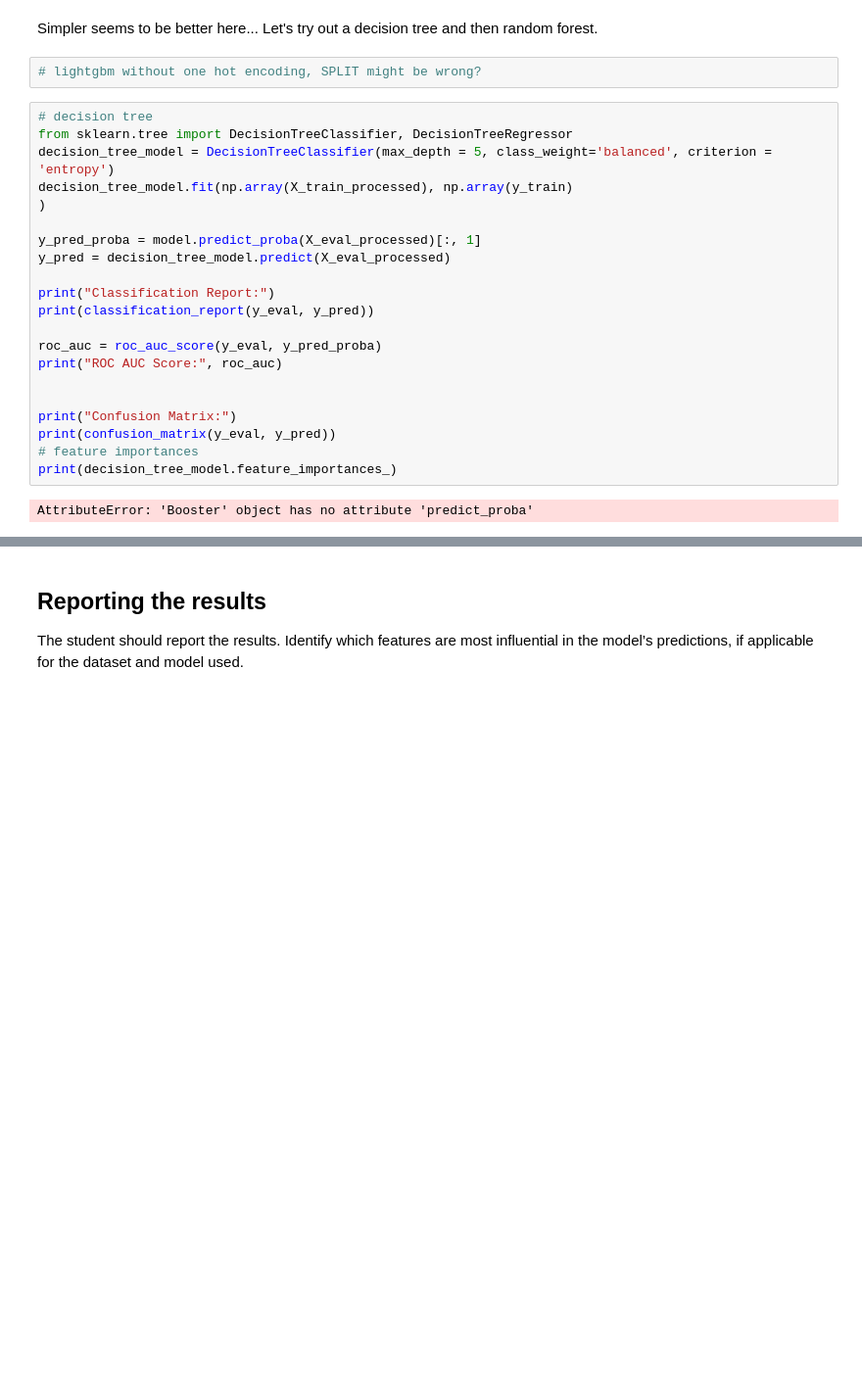
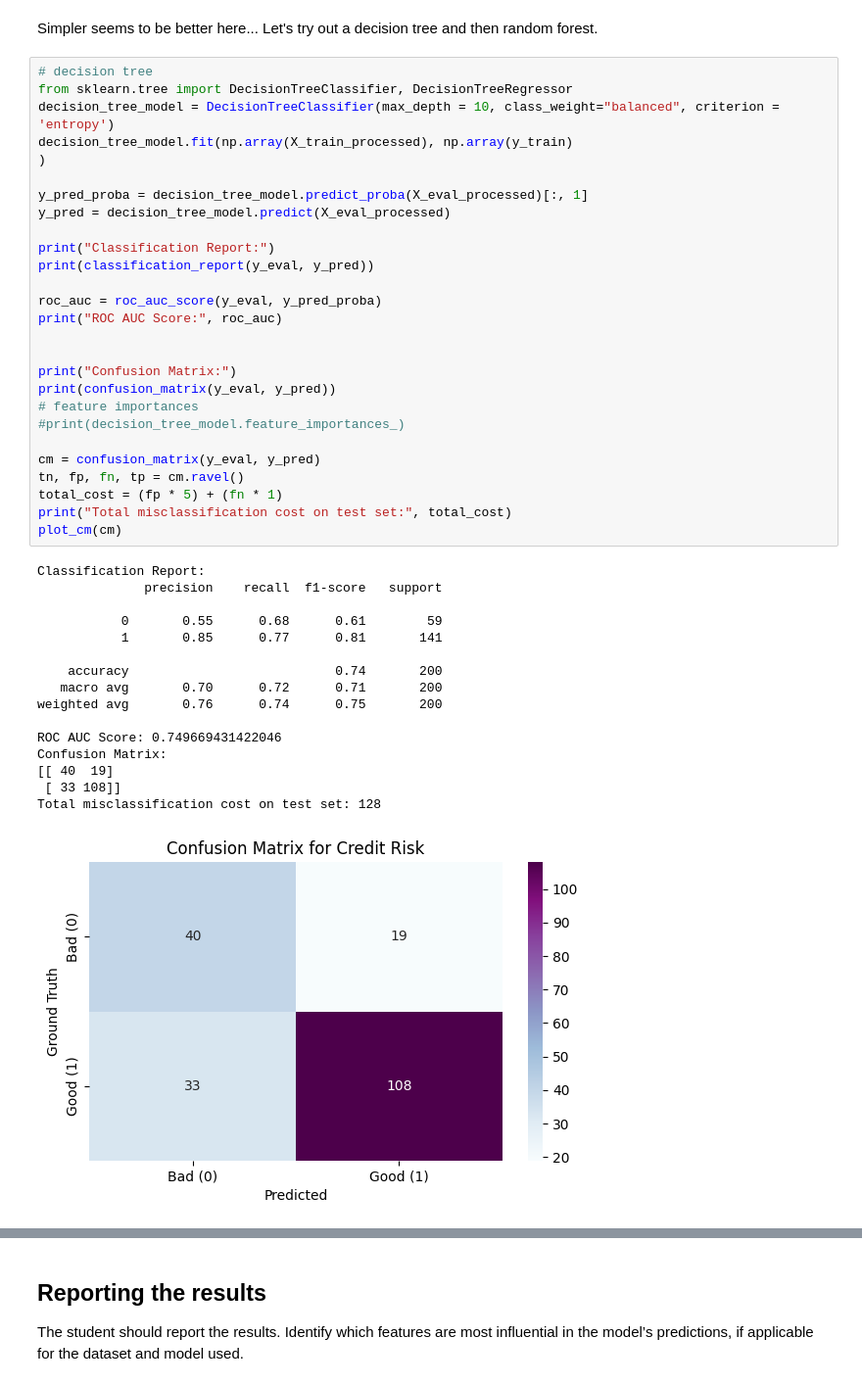
Before and after one commit to reascr/MSC-in-IT-and-Cognition, a Jupyter notebook: AppliedAI/First_assignment_dataset_2.ipynb, the cells around one changed output, grey strips where cells are left out. Shown at 98% size. Drawn from its saved outputs; the diff is of its cells as text; blank space fills up the shorter version.

```diff
--- a/AppliedAI/First_assignment_dataset_2.ipynb
+++ b/AppliedAI/First_assignment_dataset_2.ipynb
@@ -515,30 +525,49 @@ Confusion Matrix:
 # %% [markdown]
 Simpler seems to be better here... Let's try out a decision tree and then random forest.
-# %%
-# lightgbm without one hot encoding, SPLIT might be wrong?
 # %%
 # decision tree
 from sklearn.tree import DecisionTreeClassifier, DecisionTreeRegressor
-decision_tree_model = DecisionTreeClassifier(max_depth = 5, class_weight='balanced', criterion = 'entropy')
+decision_tree_model = DecisionTreeClassifier(max_depth = 10, class_weight="balanced", criterion = 'entropy')
 decision_tree_model.fit(np.array(X_train_processed), np.array(y_train)
 )
 
-y_pred_proba = model.predict_proba(X_eval_processed)[:, 1]
+y_pred_proba = decision_tree_model.predict_proba(X_eval_processed)[:, 1]
 y_pred = decision_tree_model.predict(X_eval_processed)
 
 print("Classification Report:")
 print(classification_report(y_eval, y_pred))
 
 roc_auc = roc_auc_score(y_eval, y_pred_proba)
 print("ROC AUC Score:", roc_auc)
 
 
 print("Confusion Matrix:")
 print(confusion_matrix(y_eval, y_pred))
 # feature importances
-print(decision_tree_model.feature_importances_)
+#print(decision_tree_model.feature_importances_)
+
+cm = confusion_matrix(y_eval, y_pred)
+tn, fp, fn, tp = cm.ravel()
+total_cost = (fp * 5) + (fn * 1)
+print("Total misclassification cost on test set:", total_cost)
+plot_cm(cm)
 # %% [output]
-AttributeError: 'Booster' object has no attribute 'predict_proba'
+Classification Report:
+              precision    recall  f1-score   support
+
+           0       0.55      0.68      0.61        59
+           1       0.85      0.77      0.81       141
+
+    accuracy                           0.74       200
+   macro avg       0.70      0.72      0.71       200
+weighted avg       0.76      0.74      0.75       200
+
+ROC AUC Score: 0.749669431422046
+Confusion Matrix:
+[[ 40  19]
+ [ 33 108]]
+Total misclassification cost on test set: 128
+[figure, added]
 # %%
 from sklearn.ensemble import RandomForestClassifier
 
```
Also changed, not shown: parts of 17 cells of this notebook.
